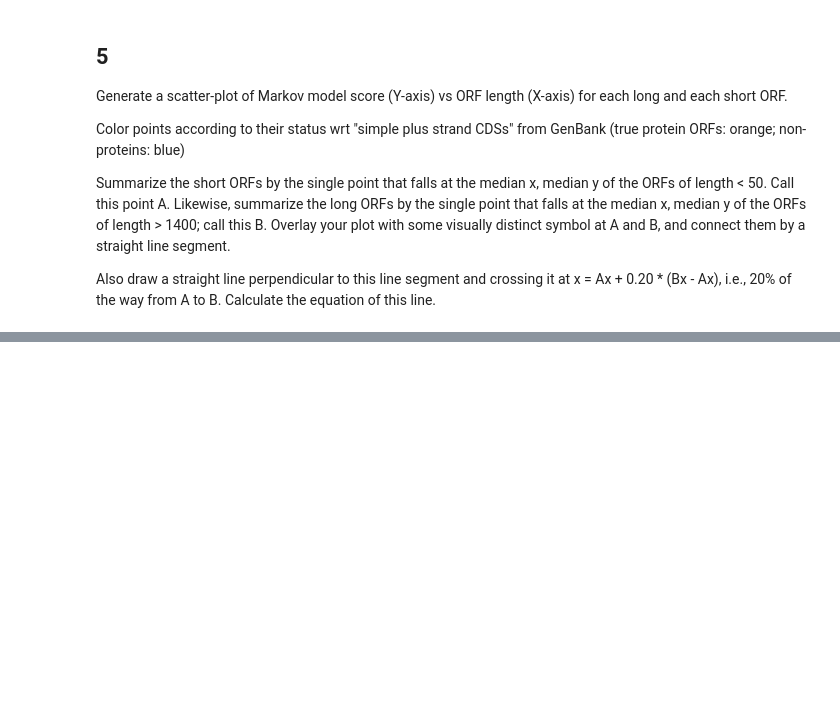
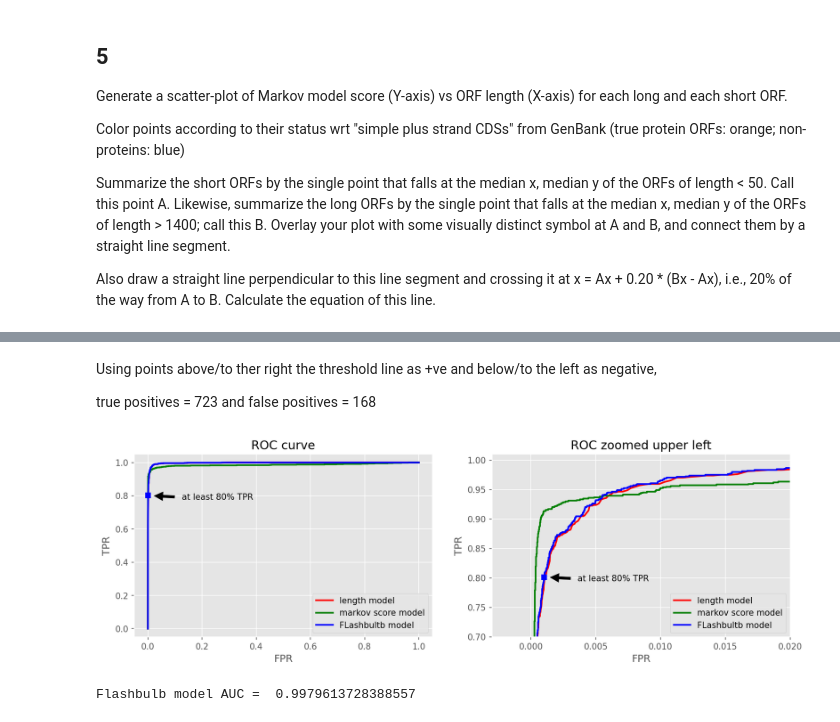
Before and after one commit to krishansubudhi/UW_CompBio, a Jupyter notebook: Assignment5/notebooks/plot.ipynb, the cells around one changed output, grey strips where cells are left out. Cells and saved outputs as stored; diff of their text form; code cells hidden in the pictures; blank space fills up the shorter version.

```diff
--- a/Assignment5/notebooks/plot.ipynb
+++ b/Assignment5/notebooks/plot.ipynb
@@ -200,0 +264,45 @@ Calculate distance of each point from line and plot ROC based on the
+# %% [markdown]
+Using points above/to ther right the threshold line as +ve and below/to the left as negative,
+
+true positives = 723 and false positives = 168
+# %%
+fpr_c, tpr_c, thresholds_c = sklearn.metrics.roc_curve(score_orf.isCDS, i_diffs)
+auc_c = sklearn.metrics.auc(fpr_c, tpr_c)
+
+fig, axes = plt.subplots(1,2)
+fig.set_figwidth(14)
+fig.set_dpi(150)
+for ax in axes:
+    ax.plot(fpr_l, tpr_l, color = 'red',lw = 2)
+    ax.plot(fpr_s, tpr_s, color = 'green',lw = 2)
+    ax.plot(fpr_c, tpr_c, color = 'blue',lw = 2)
+    ax.legend([f'length model', f'markov score model', 'FLashbultb model'])
+    ax.set_xlabel('FPR')
+    ax.set_ylabel('TPR')
+
+    ax.plot(fpr_c[152], tpr_c[152], "s", color = "blue")
+
+
+
+    ax.annotate('at least 80% TPR',
+       xy=(fpr_c[152], tpr_c[152]),
+       xytext=(40, -5),    # fraction, fraction
+       textcoords='offset points',
+       arrowprops=dict(facecolor='black', shrink=0.15),
+       clip_on=True )
+
+
+
+axes[0].set_title('ROC curve')
+
+
+axes[1].set_xbound(-0.003,0.02)
+axes[1].set_ybound(0.7,1.01)
+axes[1].set_title('ROC zoomed upper left')
+plt.show()
+
+
+print('Flashbulb model AUC = ', auc_c)
+# %% [output]
+[figure, added]
+Flashbulb model AUC =  0.9979613728388557
```
Also changed, not shown: parts of 9 cells of this notebook.
